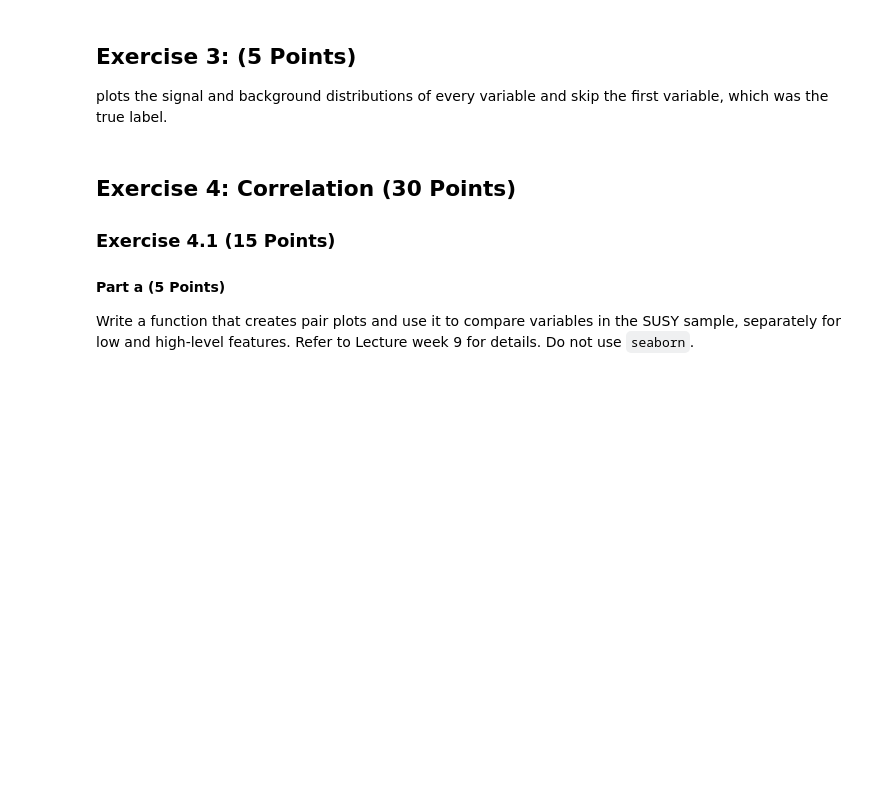
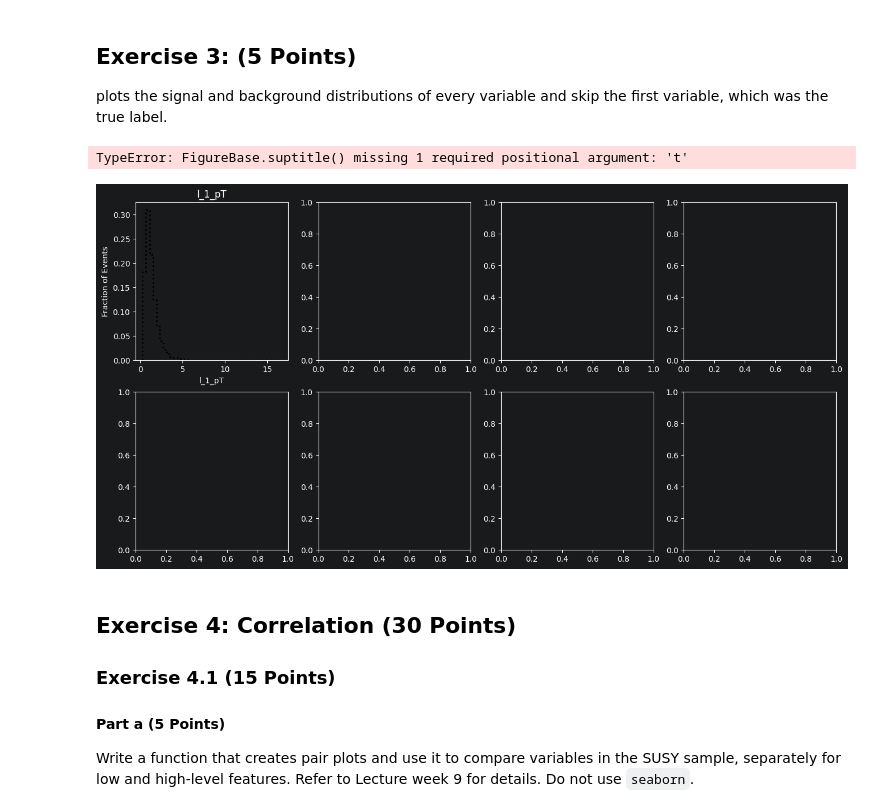
Before and after one commit to radtothebone/data-science-3402, a Jupyter notebook: Lab 7/Herrera_Christian_Lab7.ipynb, the cells around one changed output. Saved outputs shown, nothing was run; the diff lists cells and outputs as text; code cells hidden in the pictures; blank space fills up the shorter version.

```diff
--- a/Lab 7/Herrera_Christian_Lab7.ipynb
+++ b/Lab 7/Herrera_Christian_Lab7.ipynb
@@ -45,6 +97,48 @@ import matplotlib.pyplot as plt
 ## Exercise 3: (5 Points)
 
 plots the signal and background distributions of every variable and skip the first variable, which was the true label.
+# %%
+signal_data = df_small[df_small['signal'] == 1]
+background_data = df_small[df_small['signal'] == 0]
+
+FeatureNames = [name for name in VarNames[1:]
+                if name not in RawNames]
+
+fig, axes = plt.subplots(2, 4, figsize=(16,8))
+
+axes = axes.flatten()
+
+for i, variable in enumerate(RawNames):
+
+    signal_values = signal_data[variable].dropna()
+    background_values = background_data[variable].dropna()
+
+    combined_values = np.concatenate([signal_values, background_values])
+
+    bins = np.histogram_bin_edges(combined_values, bins=40)
+
+    signal_weights = np.ones(len(signal_values)) / len(signal_values)
+
+    background_weights = (np.ones(len(background_values)) / len(background_values))
+
+    axes[i].hist(
+        signal_values,
+        bins=bins,
+        weights=signal_weights,
+        histtype='step',
+        color='black',
+        linestyle='dotted',
+        linewidth=2,
+        label='Background'
+        )
+
+    axes[i].set_title(variable)
+    axes[i].set_xlabel(variable)
+    axes[i].set_ylabel('Fraction of Events')
+    fig.suptitle()
+# %% [output]
+TypeError: FigureBase.suptitle() missing 1 required positional argument: 't'
+[figure, added]
 # %% [markdown]
 ## Exercise 4: Correlation (30 Points)
 ### Exercise 4.1 (15 Points)
```
Also changed, not shown: parts of 5 cells of this notebook.
